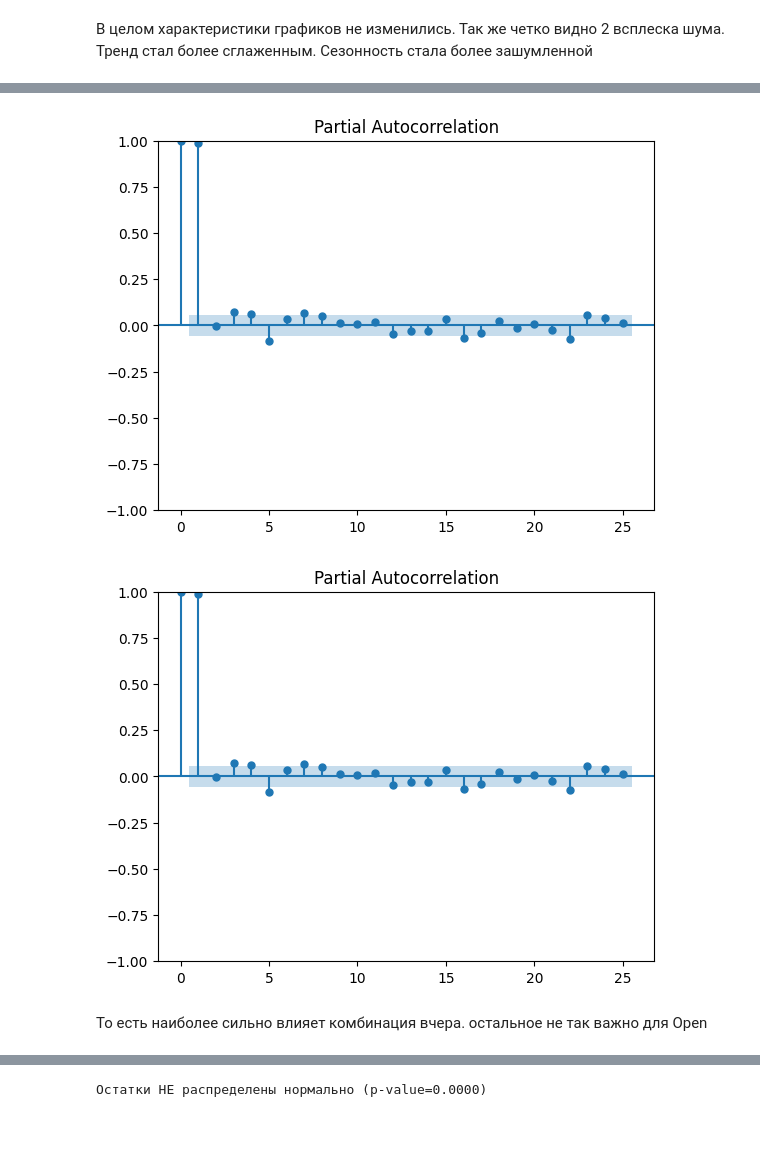
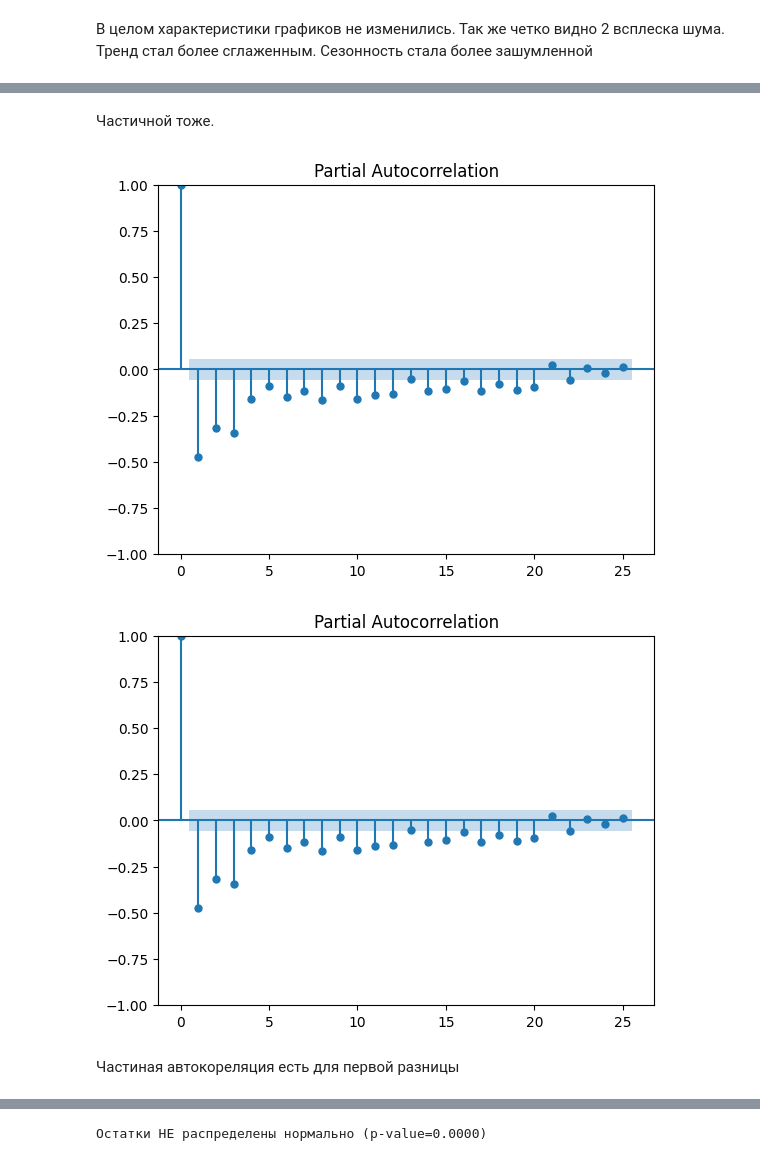
Before and after one commit to DimaOshchepkov/lab3, a Jupyter notebook: main.ipynb, the cells around one changed output, grey strips where cells are left out. Drawn from its saved outputs; the diff is of its cells as text; code cells hidden in the pictures; blank space fills up the shorter version.

```diff
--- a/main.ipynb
+++ b/main.ipynb
@@ -258,7 +233,7 @@ plot_decomposition(decomp, "Open")
 - Во времена геополитической нестабильности шума становится больше (например 2022 г февраль на графике соответсвует примерно точке 200)
 # %%
 df_lag = df.diff(periods=1)
-df_lag.columns = [f"{col}_lag_1" for col in df.columns]
+df_lag.columns = [f"{col}_diff_1" for col in df.columns]
 
 df = pd.concat([df, df_lag], axis=1)
 df = df.dropna()
@@ -349,8 +333,10 @@ plot_acf(df["Open"], lags=25)
+# %% [markdown]
+Частичной тоже.
 # %%
-plot_pacf(df["Open"], lags=25)
+plot_pacf(df["body_diff_1"], lags=25)
 # %% [output]
-[figure, old version]
+[figure, new version]
-[figure, old version]
+[figure, new version]
 # %% [markdown]
-То есть наиболее сильно влияет комбинация вчера. остальное не так важно для Open
+Частиная автокореляция есть для первой разницы
 # %%
```
Also changed, not shown: parts of 44 cells of this notebook, 2 other files.
